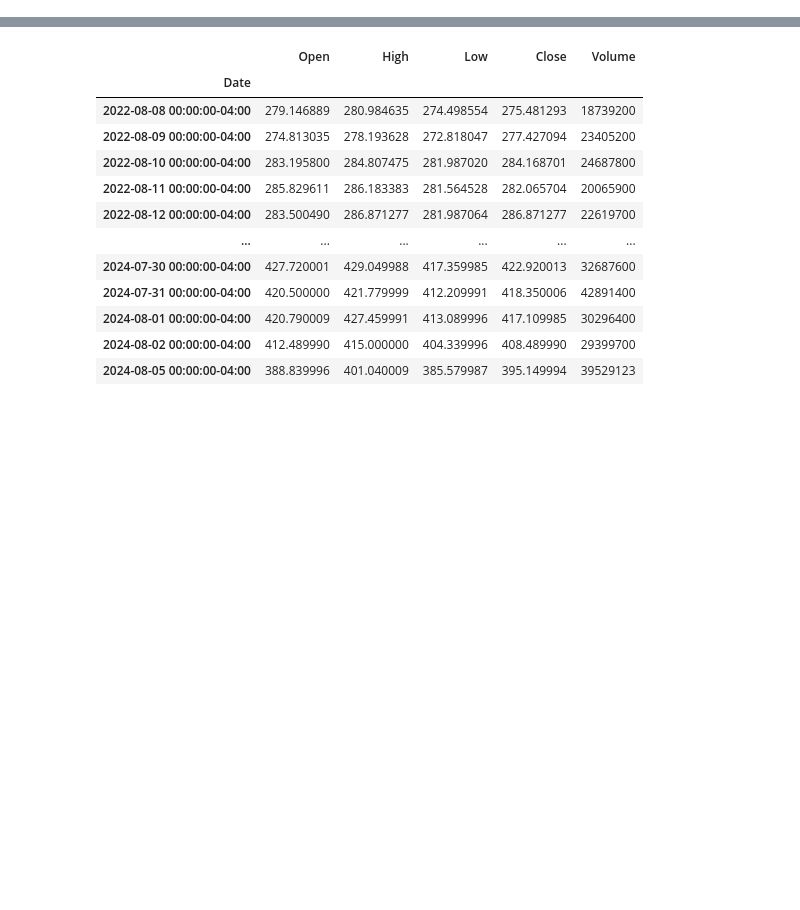
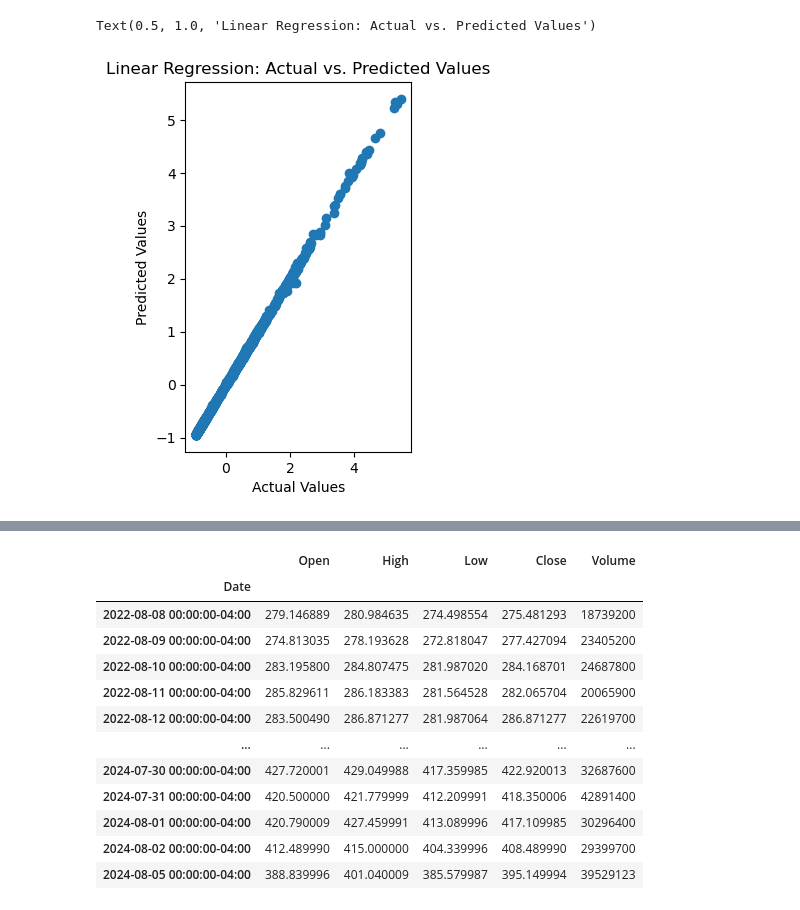
Before and after one commit to CAGorman/Stock_Predictions, a Jupyter notebook: stock_prediction.ipynb, the cells around one changed output, grey strips where cells are left out. Cells and saved outputs as stored; diff of their text form; code cells hidden in the pictures; blank space fills up the shorter version.

Commit message:
Updates to Linear Regression Model

```diff
--- a/stock_prediction.ipynb
+++ b/stock_prediction.ipynb
@@ -35,12 +50,13 @@ X = df[['Open', 'High', 'Low', 'Volume']]
 y = df['Close']
 X_train, X_test, y_train, y_test = train_test_split(X, y, test_size=0.2, random_state=42)
 
-model = LinearRegression()
-model.fit(X_train, y_train)
+linear_model = LinearRegression()
+linear_model.fit(X_train, y_train)
+y_pred_lr = linear_model.predict(X_test)
 
 # Evaluate the model
-y_pred = model.predict(X_test)
-r2 = r2_score(y_test, y_pred)
+y_pred = linear_model.predict(X_test)
+r2 = r2_score(y_test, y_pred_lr)
 print(f'R-squared: {r2}')
 
 df.head()
@@ -56,3 +82,13 @@ plt.show()
+# %%
+# Plot actual vs. predicted values for Linear Regression
+plt.subplot(1, 2, 1)
+plt.scatter(y_test, y_pred_lr)
+plt.xlabel('Actual Values')
+plt.ylabel('Predicted Values')
+plt.title('Linear Regression: Actual vs. Predicted Values')
+# %% [output]
+Text(0.5, 1.0, 'Linear Regression: Actual vs. Predicted Values')
+[figure, added]
 # %%
 stock = yf.Ticker("MSFT")
 stock = stock.history(period='2y')
```
Also changed, not shown: parts of 4 cells of this notebook.
